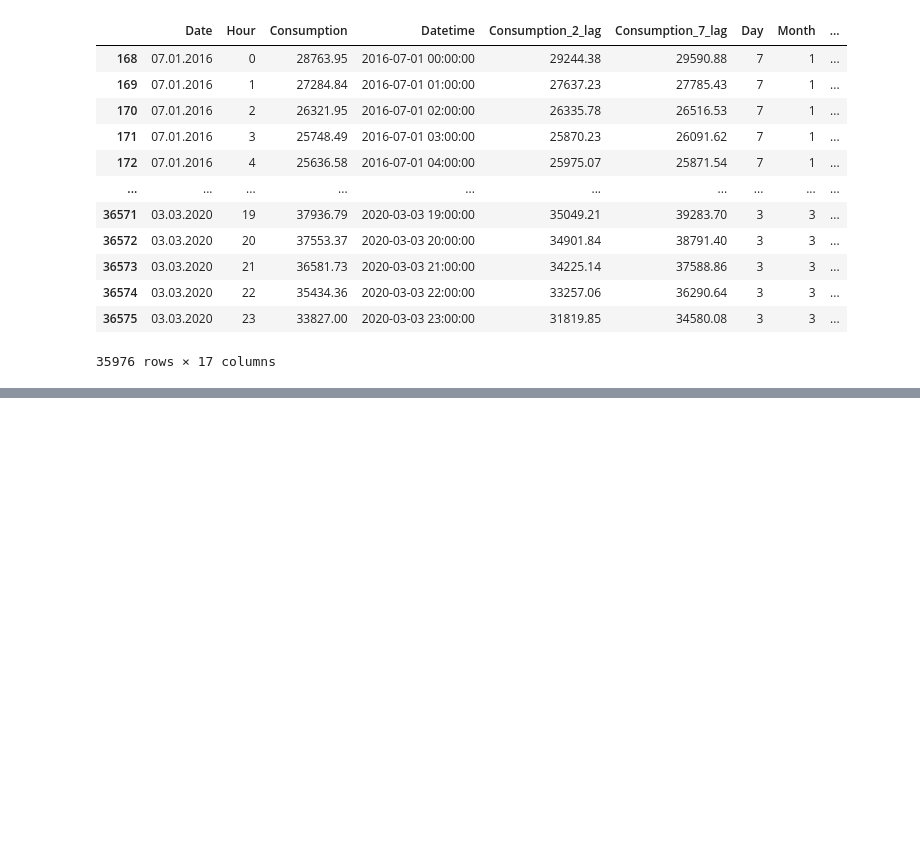
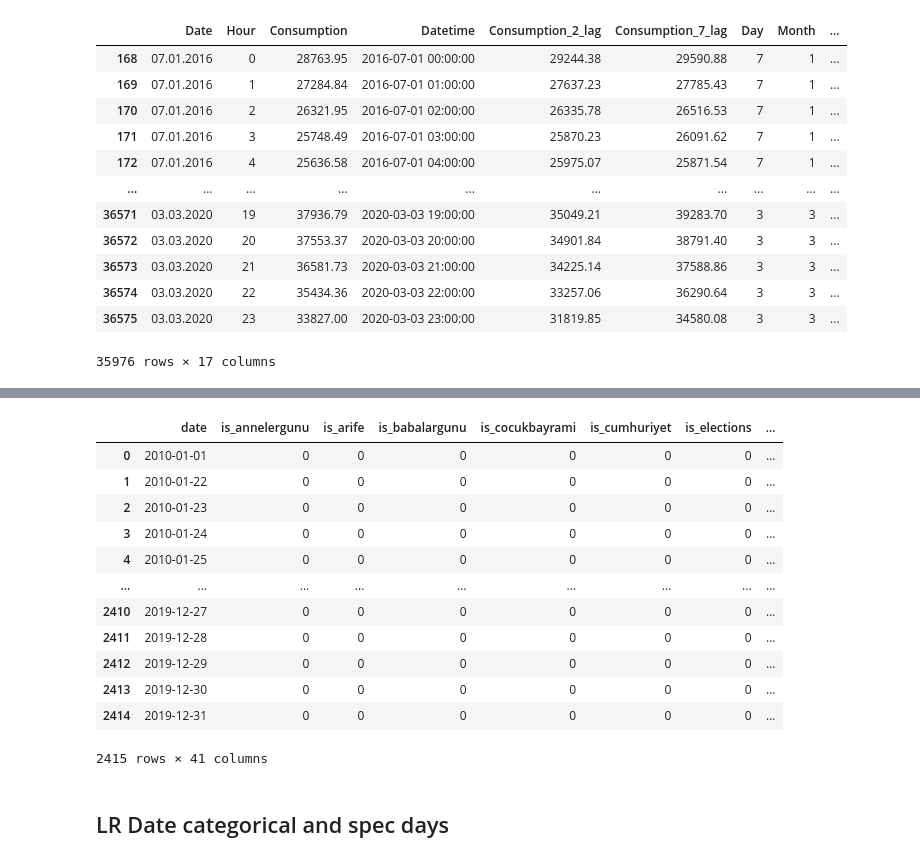
Before and after one commit to yakaralar/IE492, a Jupyter notebook: bitirme_notebook_v2.ipynb, the cells around one changed output, grey strips where cells are left out. Saved outputs shown, nothing was run; the diff lists cells and outputs as text; code cells hidden in the pictures; blank space fills up the shorter version.

```diff
--- a/bitirme_notebook_v2.ipynb
+++ b/bitirme_notebook_v2.ipynb
@@ -471,0 +523,24 @@ residuals=model.predict(train_df[cols].values,train_df["Consumption"].)
+# %%
+special_day_df["is"]=np.ones(len(special_day_df))
+special_day_df=pd.pivot_table(special_day_df,index="date",columns="special_day").fillna(0).astype(int)
+special_day_df.columns=['_'.join(i) for i in special_day_df.columns]
+special_day_df=special_day_df.reset_index()
+special_day_df
+# %% [output]
+|  | date | is_annelergunu | is_arife | is_babalargunu | is_cocukbayrami | is_cumhuriyet | is_elections | ... |
+| 0 | 2010-01-01 | 0 | 0 | 0 | 0 | 0 | 0 | ... |
+| 1 | 2010-01-22 | 0 | 0 | 0 | 0 | 0 | 0 | ... |
+| 2 | 2010-01-23 | 0 | 0 | 0 | 0 | 0 | 0 | ... |
+| 3 | 2010-01-24 | 0 | 0 | 0 | 0 | 0 | 0 | ... |
+| 4 | 2010-01-25 | 0 | 0 | 0 | 0 | 0 | 0 | ... |
+| ... | ... | ... | ... | ... | ... | ... | ... | ... |
+| 2410 | 2019-12-27 | 0 | 0 | 0 | 0 | 0 | 0 | ... |
+| 2411 | 2019-12-28 | 0 | 0 | 0 | 0 | 0 | 0 | ... |
+| 2412 | 2019-12-29 | 0 | 0 | 0 | 0 | 0 | 0 | ... |
+| 2413 | 2019-12-30 | 0 | 0 | 0 | 0 | 0 | 0 | ... |
+| 2414 | 2019-12-31 | 0 | 0 | 0 | 0 | 0 | 0 | ... |
+2415 rows × 41 columns
+# %% [markdown]
+
+
+## LR Date categorical and spec days
```
Also changed, not shown: parts of 16 cells of this notebook.
